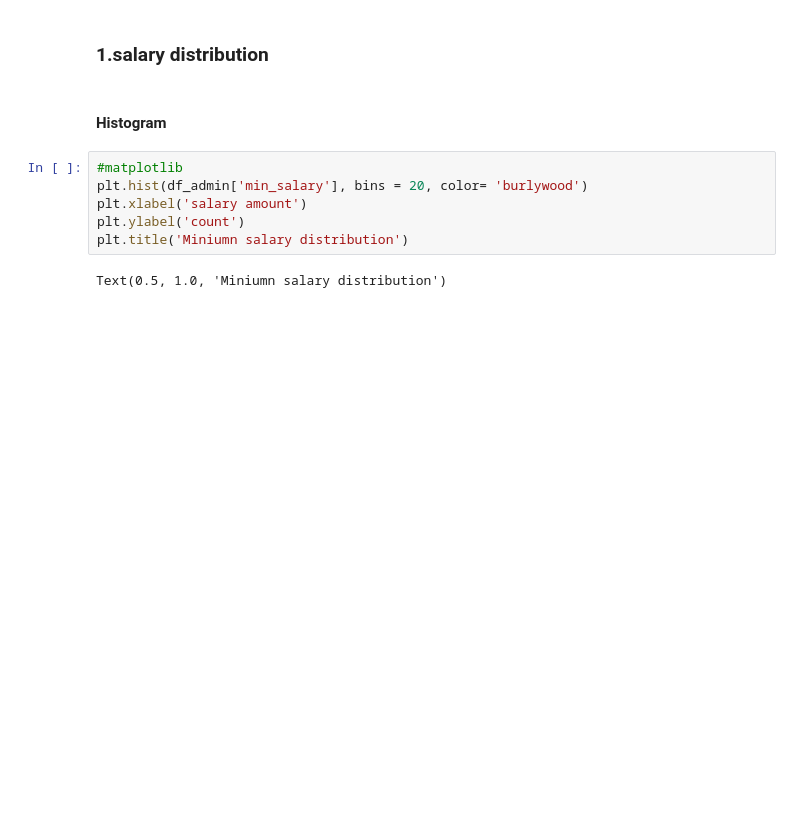
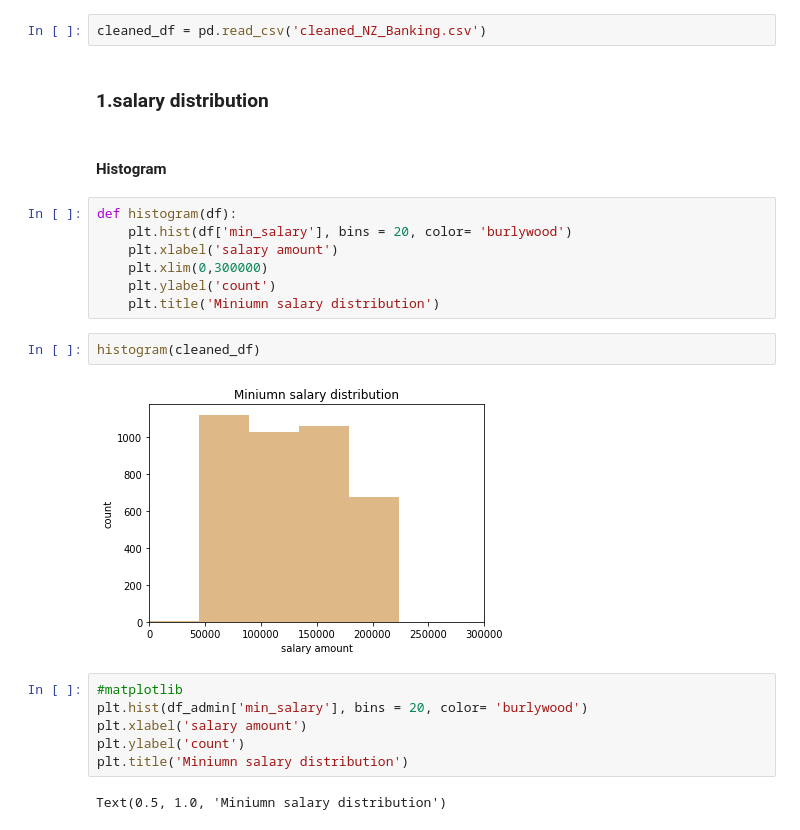
Before and after one commit to zyzisastudyreallyhardguy/dataanalysistask, a Jupyter notebook: jupyter notebook/dataanalysis.ipynb, the cells around one changed output. Saved outputs shown, nothing was run; the diff lists cells and outputs as text; blank space fills up the shorter version.

```diff
--- a/jupyter notebook/dataanalysis.ipynb
+++ b/jupyter notebook/dataanalysis.ipynb
@@ -523,7 +541,20 @@ import matplotlib as mpl
+# %%
+cleaned_df = pd.read_csv('cleaned_NZ_Banking.csv')
 # %% [markdown]
 ### 1.salary distribution
 # %% [markdown]
 #### Histogram
+# %%
+def histogram(df):
+    plt.hist(df['min_salary'], bins = 20, color= 'burlywood')
+    plt.xlabel('salary amount')
+    plt.xlim(0,300000)
+    plt.ylabel('count')
+    plt.title('Miniumn salary distribution')
+# %%
+histogram(cleaned_df)
+# %% [output]
+[figure, added]
 # %%
 #matplotlib
 plt.hist(df_admin['min_salary'], bins = 20, color= 'burlywood')
```
Also changed, not shown: parts of 5 cells of this notebook, 1 other file.
